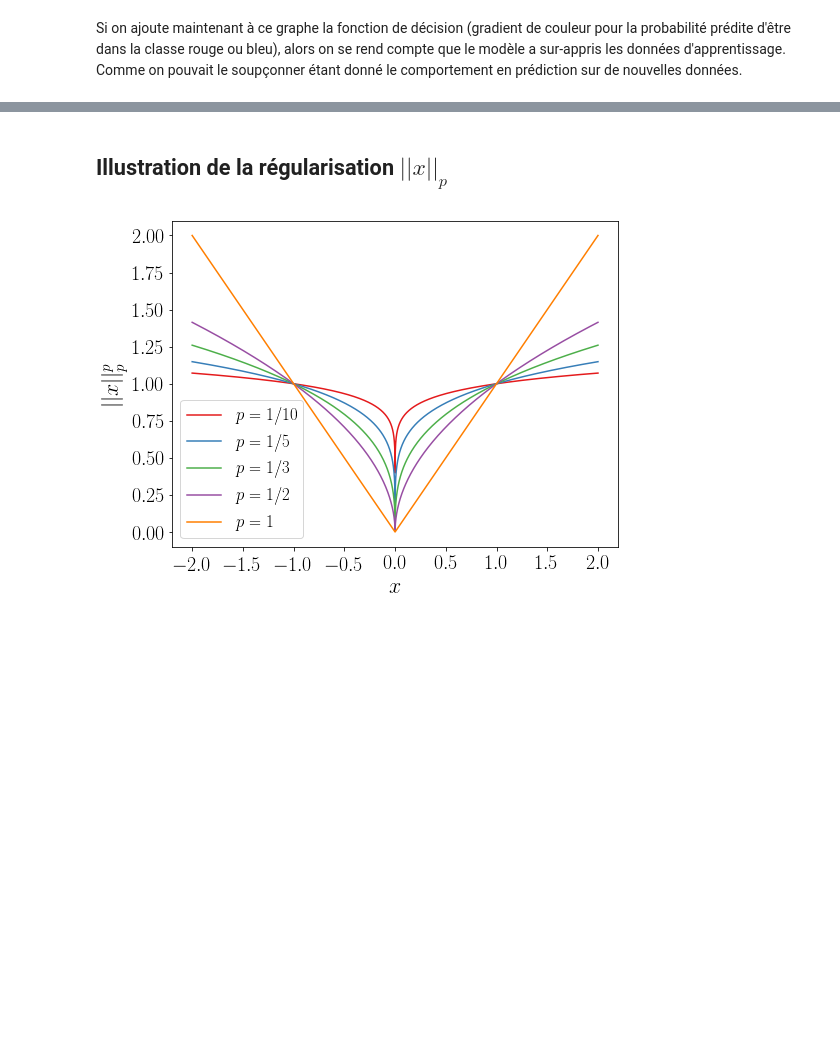
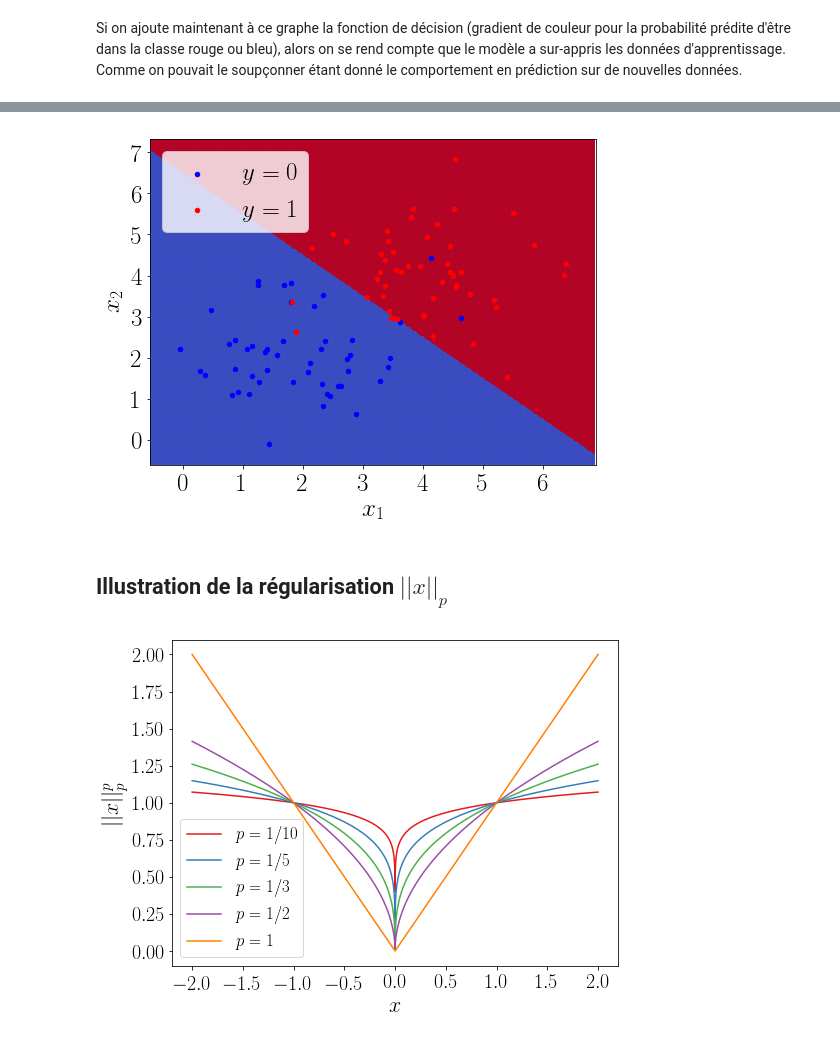
Before and after one commit to SimonBussy/thesis-illustrations, a Jupyter notebook: illustration.ipynb, the cells around one changed output, grey strips where cells are left out. Cells and saved outputs as stored; diff of their text form; code cells hidden in the pictures; blank space fills up the shorter version.

Commit message:
update oracle decision function

```diff
--- a/illustration.ipynb
+++ b/illustration.ipynb
@@ -181,3 +177,39 @@ pl.show()
+# %%
+h = .02
+x_min, x_max = X[:, 0].min() - .5, X[:, 0].max() + .5
+y_min, y_max = X[:, 1].min() - .5, X[:, 1].max() + .5
+xx_1, xx_2 = np.meshgrid(np.arange(x_min, x_max, h), np.arange(y_min, y_max, h))
+
+a = -(mean1[0] - mean2[0]) / (mean1[1] - mean2[1])
+b = (mean1[1] + mean2[1])/2 - a * (mean1[0] + mean2[0])/2
+Z = xx_2.ravel() - a * xx_1.ravel() - b >= .5
+Z.astype(int)
+
+Z = Z.reshape(xx_1.shape)
+
+fig, ax = pl.subplots(figsize=(8, 6))
+x_grid = np.linspace(x_min, x_max, 200)
+
+#pl.plot(x_grid, a * x_grid + b, color="lime", label="$f^\star$")
+
+ax.set_xlim([x_min, x_max])
+ax.set_ylim([y_min, y_max])
+
+pl.pcolormesh(xx_1, xx_2, Z, cmap=pl.cm.coolwarm, alpha=0.9)
+grouped = df.groupby('Y')
+for key, group in grouped:
+    group.plot(ax=ax, kind='scatter', x=0, y=1,
+               label="$y = %s$" % key, color=colors[key])
+
+pl.legend(fontsize=25)
+pl.xticks(fontsize = 25)
+pl.yticks(fontsize = 25)
+pl.xlabel(r"$x_1$", fontsize=25)
+pl.ylabel(r"$x_2$", fontsize=25)
+pl.savefig('./decision_oracle.jpg', bbox_inches='tight')
+pl.show()
+# %% [output]
+[figure, added]
 # %% [markdown]
 ## Illustration de la régularisation $||x||_p$
 # %%
```
Also changed, not shown: parts of 3 cells of this notebook, 2 other files.
